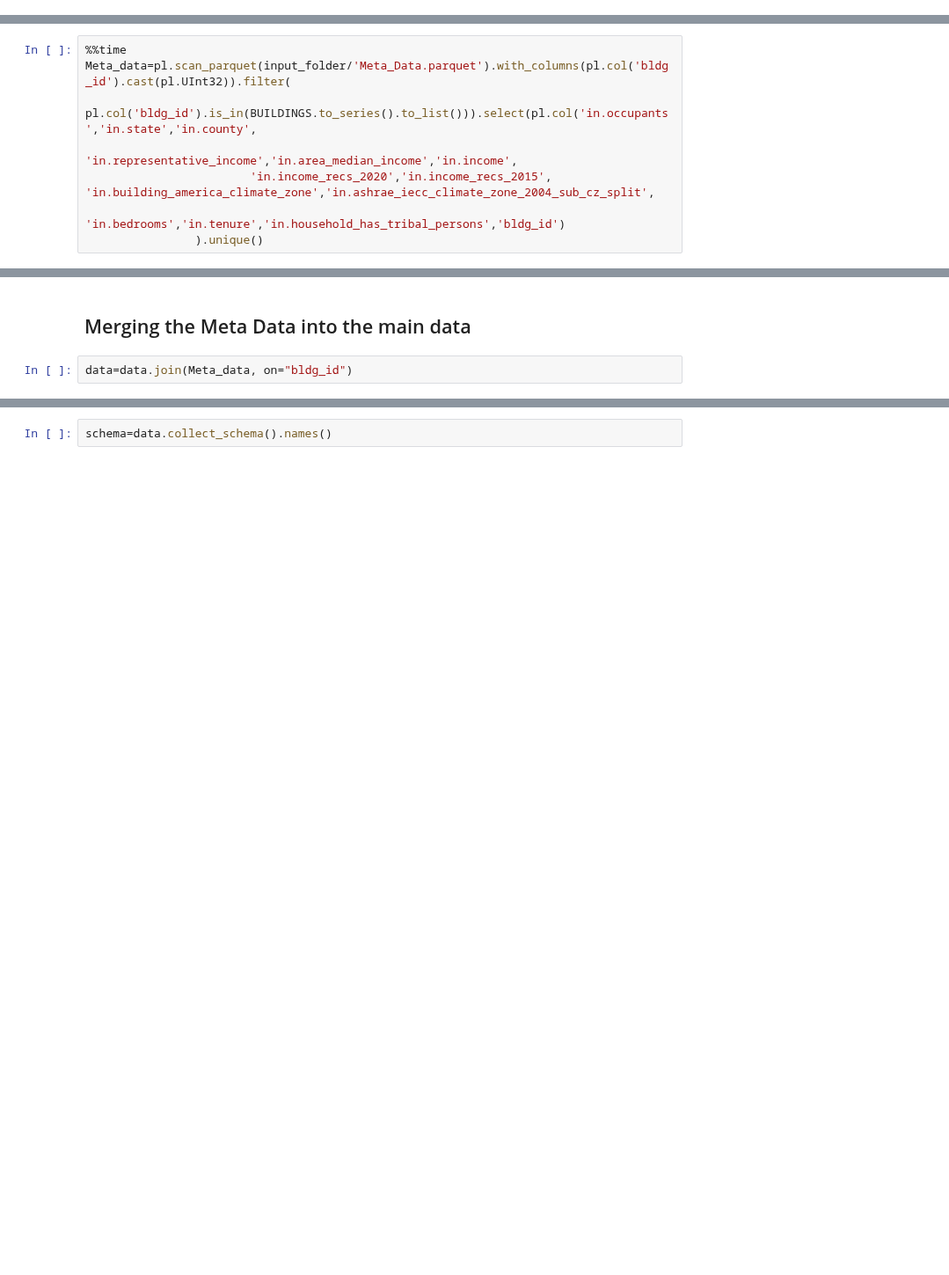
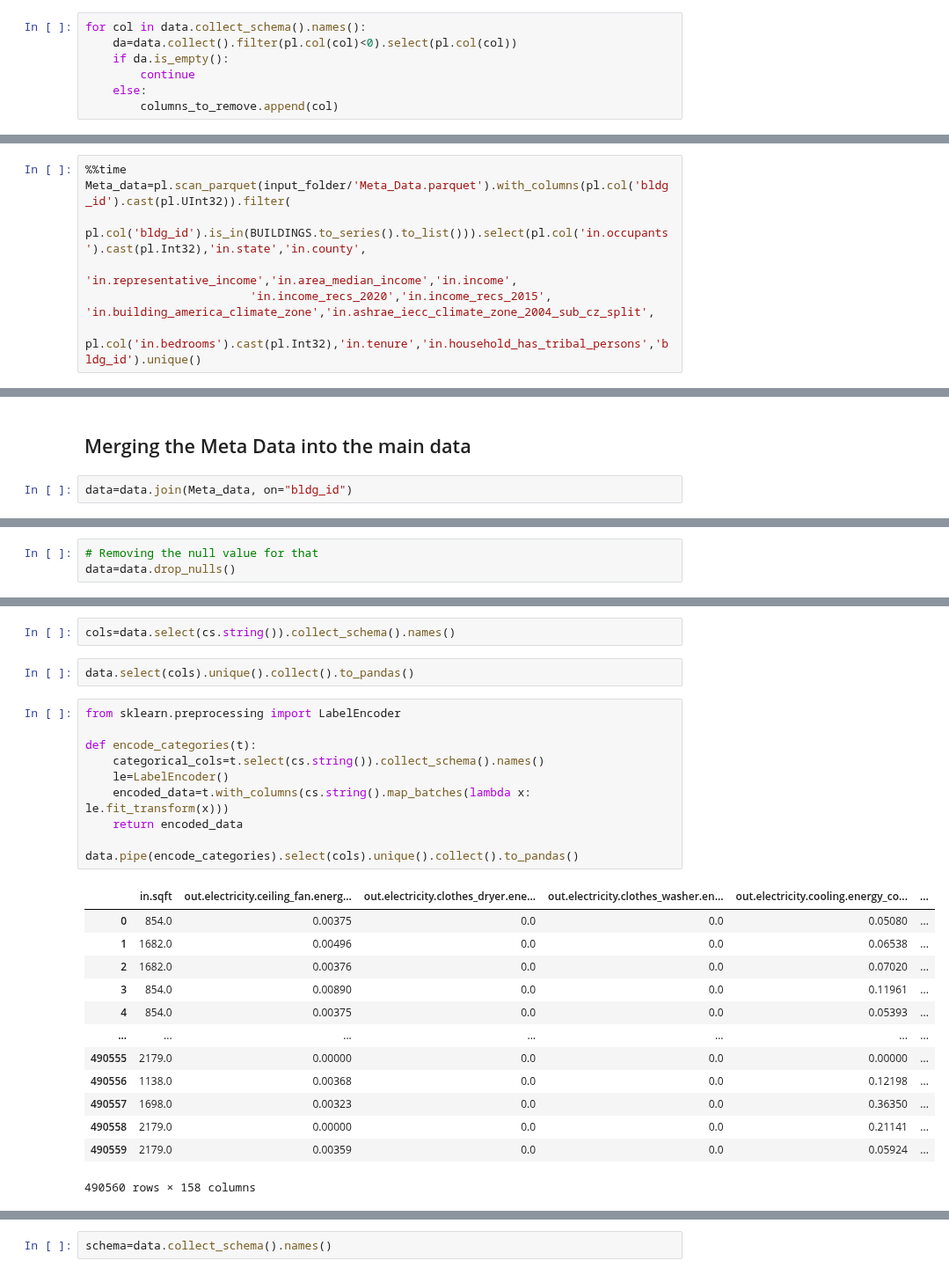
Before and after one commit to 1nuc/load-profile-decomposition, a Jupyter notebook: src/Customer_analysis/run.ipynb, the cells around one changed output, grey strips where cells are left out. Shown at 88% size. Saved outputs shown, nothing was run; the diff lists cells and outputs as text; blank space fills up the shorter version.

```diff
--- a/src/Customer_analysis/run.ipynb
+++ b/src/Customer_analysis/run.ipynb
@@ -78,0 +72,7 @@ null_count.filter(pl.col('null count')>0).to_pandas()
+# %%
+for col in data.collect_schema().names():
+    da=data.collect().filter(pl.col(col)<0).select(pl.col(col))
+    if da.is_empty():
+        continue
+    else:
+        columns_to_remove.append(col)
@@ -92,8 +98,7 @@ vis.hist_exp()
 # %%
 %%time
 Meta_data=pl.scan_parquet(input_folder/'Meta_Data.parquet').with_columns(pl.col('bldg_id').cast(pl.UInt32)).filter(
-    pl.col('bldg_id').is_in(BUILDINGS.to_series().to_list())).select(pl.col('in.occupants','in.state','in.county',
+    pl.col('bldg_id').is_in(BUILDINGS.to_series().to_list())).select(pl.col('in.occupants').cast(pl.Int32),'in.state','in.county',
                         'in.representative_income','in.area_median_income','in.income',
                         'in.income_recs_2020','in.income_recs_2015', 'in.building_america_climate_zone','in.ashrae_iecc_climate_zone_2004_sub_cz_split',
-                        'in.bedrooms','in.tenure','in.household_has_tribal_persons','bldg_id')
-                ).unique()
+                        pl.col('in.bedrooms').cast(pl.Int32),'in.tenure','in.household_has_tribal_persons','bldg_id').unique()
@@ -103,0 +124,3 @@ data=data.join(Meta_data, on="bldg_id")
+# %%
+# Removing the null value for that
+data=data.drop_nulls()
@@ -103,0 +134,28 @@ data=data.join(Meta_data, on="bldg_id")
+# %%
+cols=data.select(cs.string()).collect_schema().names()
+# %%
+data.select(cols).unique().collect().to_pandas()
+# %%
+from sklearn.preprocessing import LabelEncoder
+
+def encode_categories(t):
+    categorical_cols=t.select(cs.string()).collect_schema().names()
+    le=LabelEncoder()
+    encoded_data=t.with_columns(cs.string().map_batches(lambda x: le.fit_transform(x)))
+    return encoded_data
+
+data.pipe(encode_categories).select(cols).unique().collect().to_pandas()
+# %% [output]
+|  | in.sqft | out.electricity.ceiling_fan.energ... | out.electricity.clothes_dryer.ene... | out.electricity.clothes_washer.en... | out.electricity.cooling.energy_co... | ... |
+| 0 | 854.0 | 0.00375 | 0.0 | 0.0 | 0.05080 | ... |
+| 1 | 1682.0 | 0.00496 | 0.0 | 0.0 | 0.06538 | ... |
+| 2 | 1682.0 | 0.00376 | 0.0 | 0.0 | 0.07020 | ... |
+| 3 | 854.0 | 0.00890 | 0.0 | 0.0 | 0.11961 | ... |
+| 4 | 854.0 | 0.00375 | 0.0 | 0.0 | 0.05393 | ... |
+| ... | ... | ... | ... | ... | ... | ... |
+| 490555 | 2179.0 | 0.00000 | 0.0 | 0.0 | 0.00000 | ... |
+| 490556 | 1138.0 | 0.00368 | 0.0 | 0.0 | 0.12198 | ... |
+| 490557 | 1698.0 | 0.00323 | 0.0 | 0.0 | 0.36350 | ... |
+| 490558 | 2179.0 | 0.00000 | 0.0 | 0.0 | 0.21141 | ... |
+| 490559 | 2179.0 | 0.00359 | 0.0 | 0.0 | 0.05924 | ... |
+490560 rows × 158 columns
```
Also changed, not shown: parts of 39 cells of this notebook.
